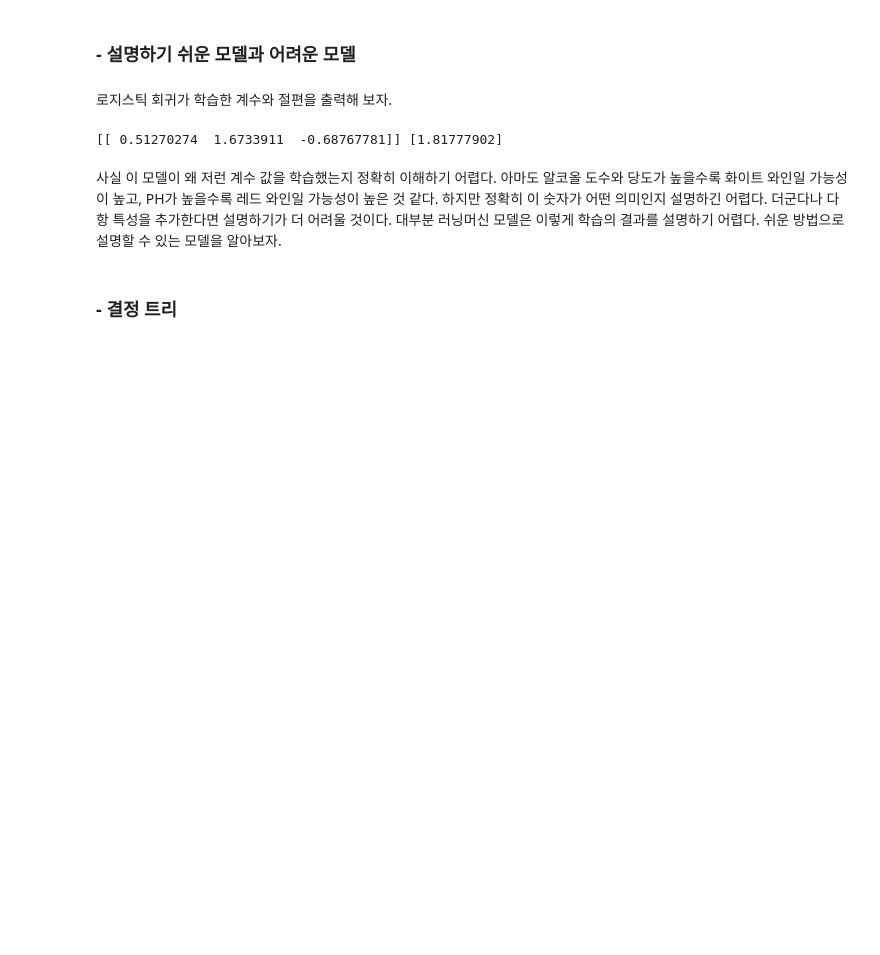
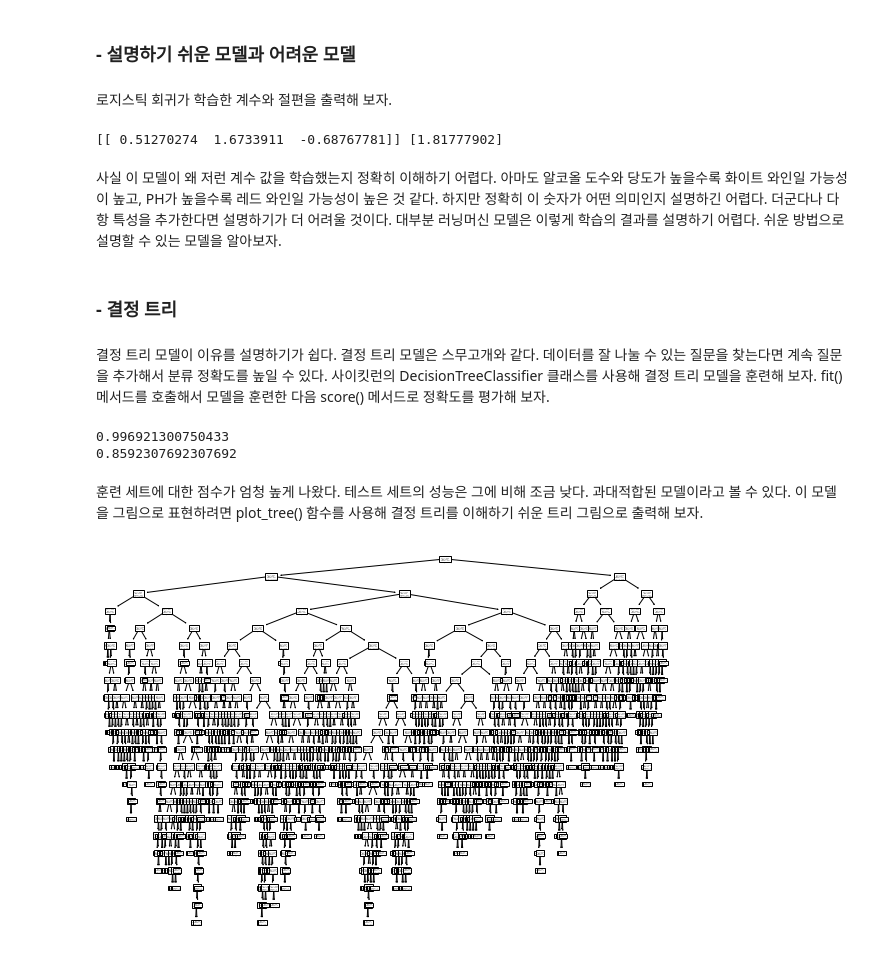
Before and after one commit to jaeyoon89/machinlearnig_deeplearning_study, a Jupyter notebook: mldl_ch5-1_decision_tree.ipynb, the cells around one changed output. Saved outputs shown, nothing was run; the diff lists cells and outputs as text; code cells hidden in the pictures; blank space fills up the shorter version.

Commit message:
mldl_ch5-1_decision_tree

```diff
--- a/mldl_ch5-1_decision_tree.ipynb
+++ b/mldl_ch5-1_decision_tree.ipynb
@@ -109,3 +109,24 @@ print(lr.coef_, lr.intercept_)
 사실 이 모델이 왜 저런 계수 값을 학습했는지 정확히 이해하기 어렵다. 아마도 알코올 도수와 당도가 높을수록 화이트 와인일 가능성이 높고, PH가 높을수록 레드 와인일 가능성이 높은 것 같다. 하지만 정확히 이 숫자가 어떤 의미인지 설명하긴 어렵다. 더군다나 다항 특성을 추가한다면 설명하기가 더 어려울 것이다. 대부분 러닝머신 모델은 이렇게 학습의 결과를 설명하기 어렵다. 쉬운 방법으로 설명할 수 있는 모델을 알아보자.
 # %% [markdown]
 ### - 결정 트리
+# %% [markdown]
+결정 트리 모델이 이유를 설명하기가 쉽다. 결정 트리 모델은 스무고개와 같다. 데이터를 잘 나눌 수 있는 질문을 찾는다면 계속 질문을 추가해서 분류 정확도를 높일 수 있다. 사이킷런의 DecisionTreeClassifier 클래스를 사용해 결정 트리 모델을 훈련해 보자. fit() 메서드를 호출해서 모델을 훈련한 다음 score() 메서드로 정확도를 평가해 보자.
+# %%
+from sklearn.tree import DecisionTreeClassifier
+dt = DecisionTreeClassifier(random_state=42)
+dt.fit(train_scaled, train_target)
+print(dt.score(train_scaled, train_target))
+print(dt.score(test_scaled, test_target))
+# %% [output]
+0.996921300750433
+0.8592307692307692
+# %% [markdown]
+훈련 세트에 대한 점수가 엄청 높게 나왔다. 테스트 세트의 성능은 그에 비해 조금 낮다. 과대적합된 모델이라고 볼 수 있다. 이 모델을 그림으로 표현하려면 plot_tree() 함수를 사용해 결정 트리를 이해하기 쉬운 트리 그림으로 출력해 보자.
+# %%
+import matplotlib.pyplot as plt
+from sklearn.tree import plot_tree
+plt.figure(figsize=(10,7))
+plot_tree(dt)
+plt.show()
+# %% [output]
+[figure, added]
```
Also changed, not shown: parts of 3 cells of this notebook.
